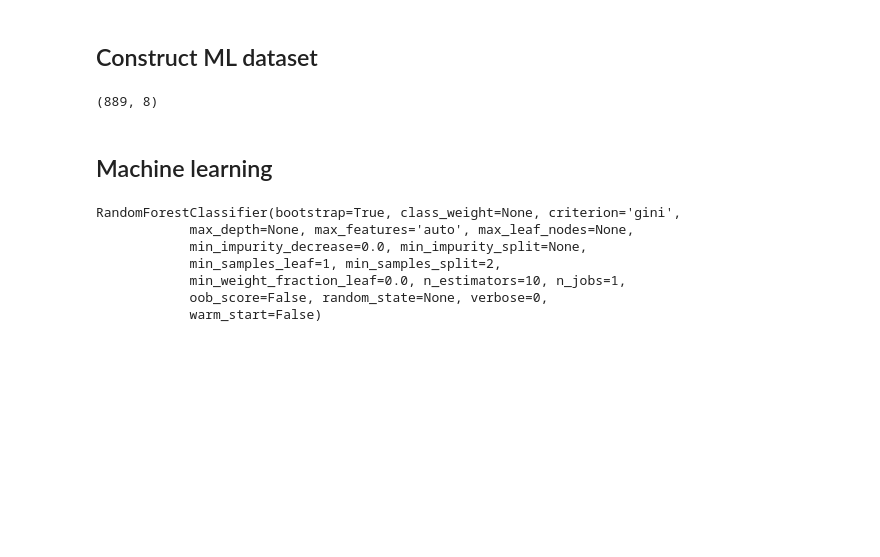
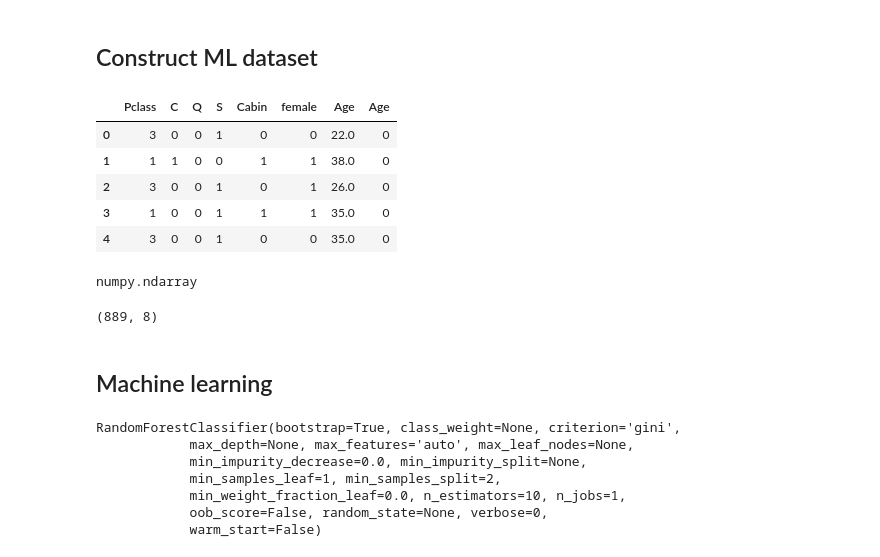
Before and after one commit to HStrand/python-ml101, a Jupyter notebook: python-course-part5-ml.ipynb, the cells around one changed output. Drawn from its saved outputs; the diff is of its cells as text; code cells hidden in the pictures; blank space fills up the shorter version.

```diff
--- a/python-course-part5-ml.ipynb
+++ b/python-course-part5-ml.ipynb
@@ -123,10 +144,23 @@ See the caveats in the documentation: http://pandas.pydata.org/pandas-docs/stabl
 ## Construct ML dataset
 # %%
 train_final = pd.concat([train.Pclass, pd.get_dummies(train.Embarked), hascabin_train, sex_train.female, age_train, age_imputed_train], axis=1)
+# %%
+train_final.head()
+# %% [output]
+|  | Pclass | C | Q | S | Cabin | female | Age | Age |
+| 0 | 3 | 0 | 0 | 1 | 0 | 0 | 22.0 | 0 |
+| 1 | 1 | 1 | 0 | 0 | 1 | 1 | 38.0 | 0 |
+| 2 | 3 | 0 | 0 | 1 | 0 | 1 | 26.0 | 0 |
+| 3 | 1 | 0 | 0 | 1 | 1 | 1 | 35.0 | 0 |
+| 4 | 3 | 0 | 0 | 1 | 0 | 0 | 35.0 | 0 |
 # %%
 test_final = pd.concat([test.Pclass, pd.get_dummies(test.Embarked), hascabin_test, sex_test.female, age_test, age_imputed_test], axis=1)
 # %%
 X = train_final.as_matrix()
+# %%
+type(X)
+# %% [output]
+numpy.ndarray
 # %%
 X.shape
 # %% [output]
```
Also changed, not shown: parts of 12 cells of this notebook, 4 other files.
